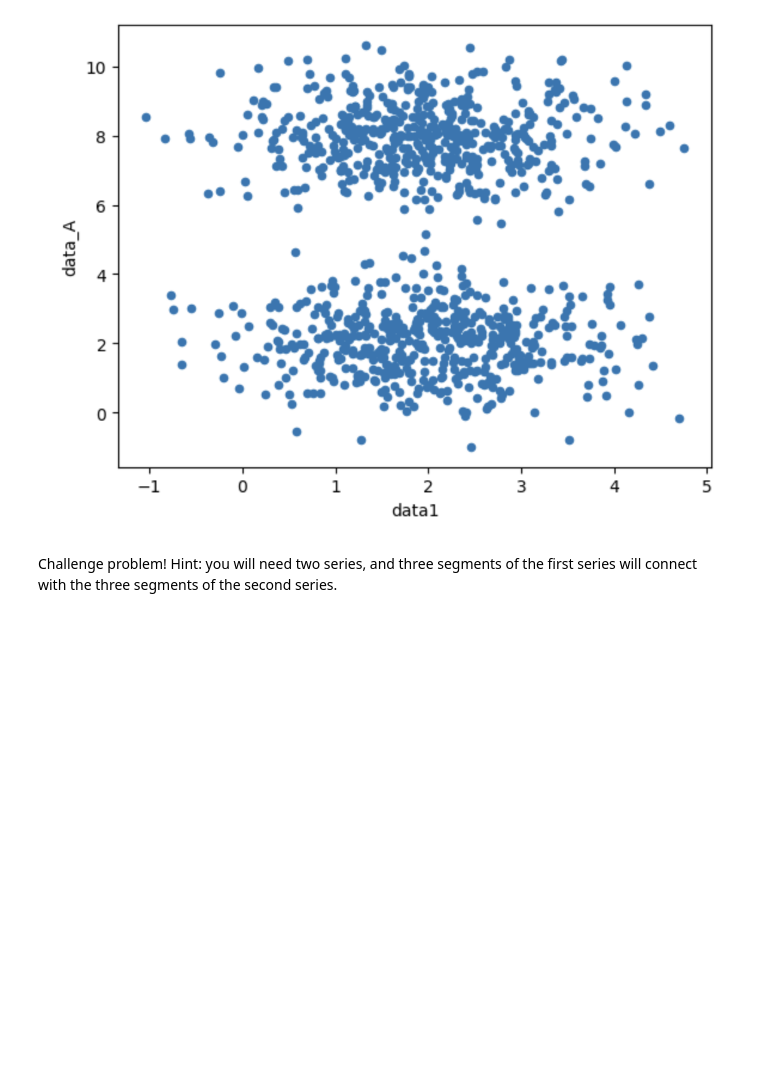
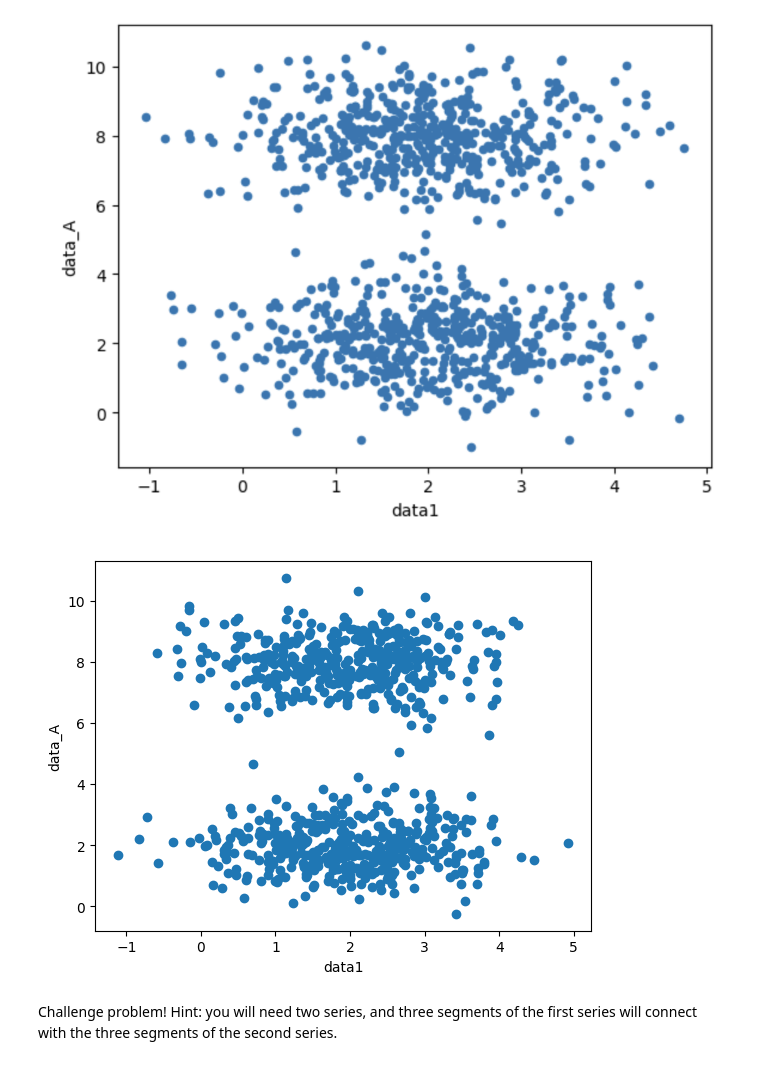
Before and after one commit to SalhaMo/Module-B-semester-2, a Jupyter notebook: Week5-concealed-answer.ipynb, the cells around one changed output. Cells and saved outputs as stored; diff of their text form; code cells hidden in the pictures; blank space fills up the shorter version.

```diff
--- a/Week5-concealed-answer.ipynb
+++ b/Week5-concealed-answer.ipynb
@@ -149,6 +180,32 @@ from IPython.display import Image
 Image("twoclouds.png")
 # %% [output]
 [figure]
+# %%
+import numpy as np
+import matplotlib.pyplot as plt
+
+# number of points per cloud
+n = 400
+
+# x values (spread horizontally)
+x1 = np.random.normal(2, 1, n)
+x2 = np.random.normal(2, 1, n)
+
+# y values for the two clouds
+y1 = np.random.normal(2, 0.8, n)   # lower cloud
+y2 = np.random.normal(8, 0.8, n)   # upper cloud
+
+# combine the data
+x = np.concatenate([x1, x2])
+y = np.concatenate([y1, y2])
+
+# plot
+plt.scatter(x, y)
+plt.xlabel("data1")
+plt.ylabel("data_A")
+plt.show()
+# %% [output]
+[figure, added]
 # %% [markdown]
 Challenge problem!  Hint: you will need two series, and three segments of the first series will connect with the three segments of the second series.
 # %%
```
Also changed, not shown: parts of 9 cells of this notebook.
